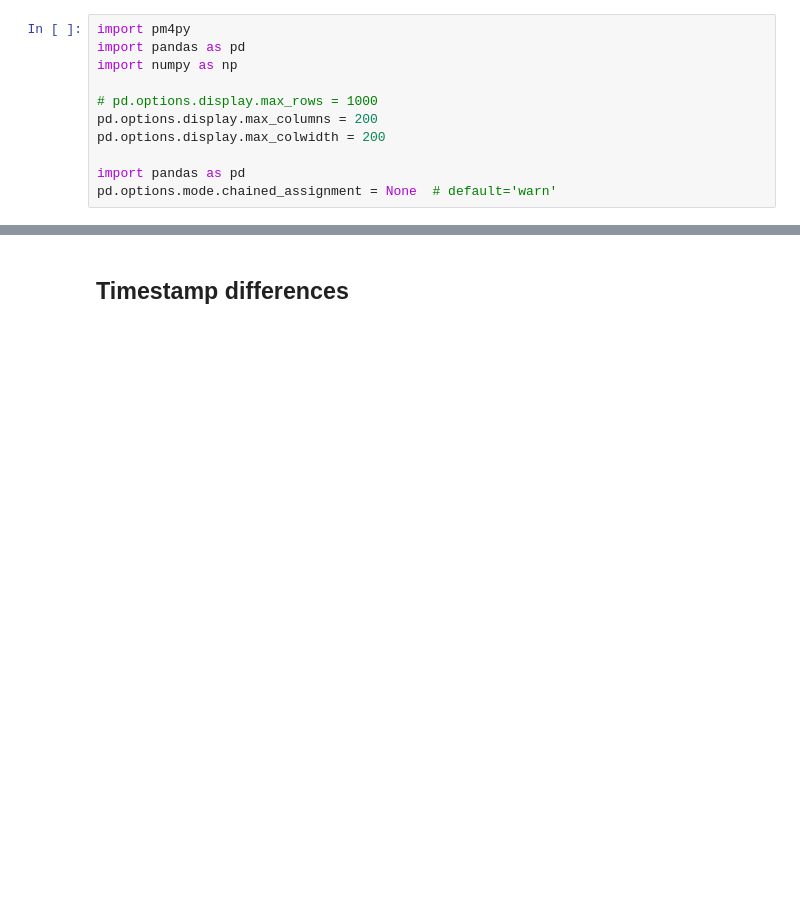
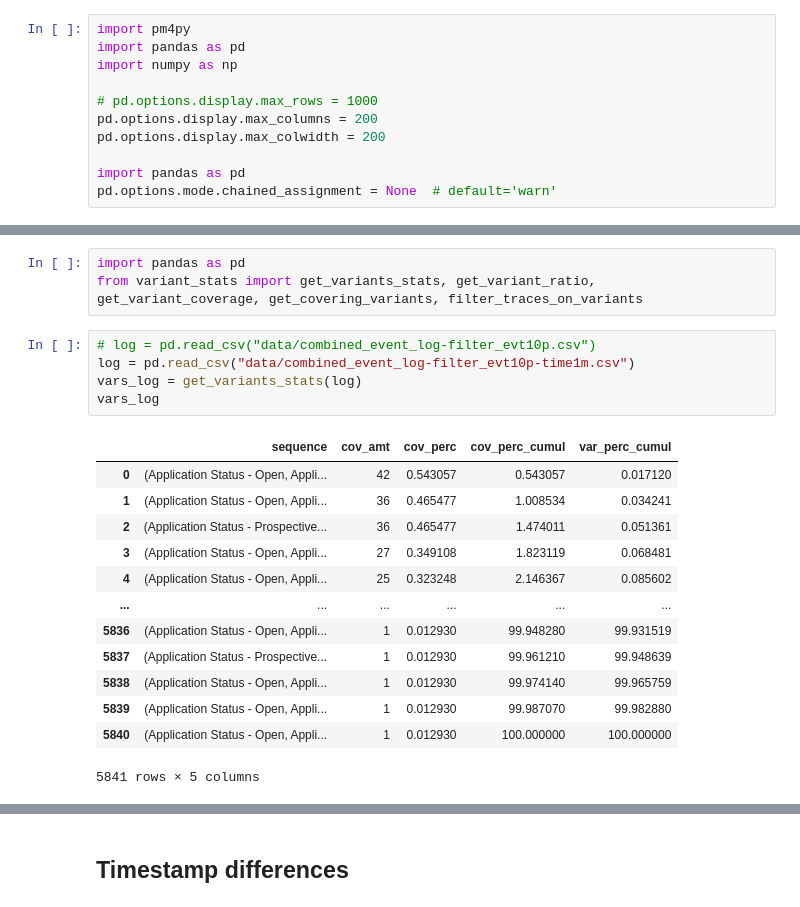
Before and after one commit to ProcessMining-uOttawa/ircc, a Jupyter notebook: ircc-lifecycles-new.ipynb, the cells around one changed output, grey strips where cells are left out. Drawn from its saved outputs; the diff is of its cells as text; blank space fills up the shorter version.

```diff
--- a/ircc-lifecycles-new.ipynb
+++ b/ircc-lifecycles-new.ipynb
@@ -23 +38,23 @@ pd.options.mode.chained_assignment = None  # default='warn'
+# %%
+import pandas as pd
+from variant_stats import get_variants_stats, get_variant_ratio, get_variant_coverage, get_covering_variants, filter_traces_on_variants
+# %%
+# log = pd.read_csv("data/combined_event_log-filter_evt10p.csv")
+log = pd.read_csv("data/combined_event_log-filter_evt10p-time1m.csv")
+vars_log = get_variants_stats(log)
+vars_log
+# %% [output]
+|  | sequence | cov_amt | cov_perc | cov_perc_cumul | var_perc_cumul |
+| 0 | (Application Status - Open, Appli... | 42 | 0.543057 | 0.543057 | 0.017120 |
+| 1 | (Application Status - Open, Appli... | 36 | 0.465477 | 1.008534 | 0.034241 |
+| 2 | (Application Status - Prospective... | 36 | 0.465477 | 1.474011 | 0.051361 |
+| 3 | (Application Status - Open, Appli... | 27 | 0.349108 | 1.823119 | 0.068481 |
+| 4 | (Application Status - Open, Appli... | 25 | 0.323248 | 2.146367 | 0.085602 |
+| ... | ... | ... | ... | ... | ... |
+| 5836 | (Application Status - Open, Appli... | 1 | 0.012930 | 99.948280 | 99.931519 |
+| 5837 | (Application Status - Prospective... | 1 | 0.012930 | 99.961210 | 99.948639 |
+| 5838 | (Application Status - Open, Appli... | 1 | 0.012930 | 99.974140 | 99.965759 |
+| 5839 | (Application Status - Open, Appli... | 1 | 0.012930 | 99.987070 | 99.982880 |
+| 5840 | (Application Status - Open, Appli... | 1 | 0.012930 | 100.000000 | 100.000000 |
+5841 rows × 5 columns
 # %%
```
Also changed, not shown: parts of 49 cells of this notebook.
